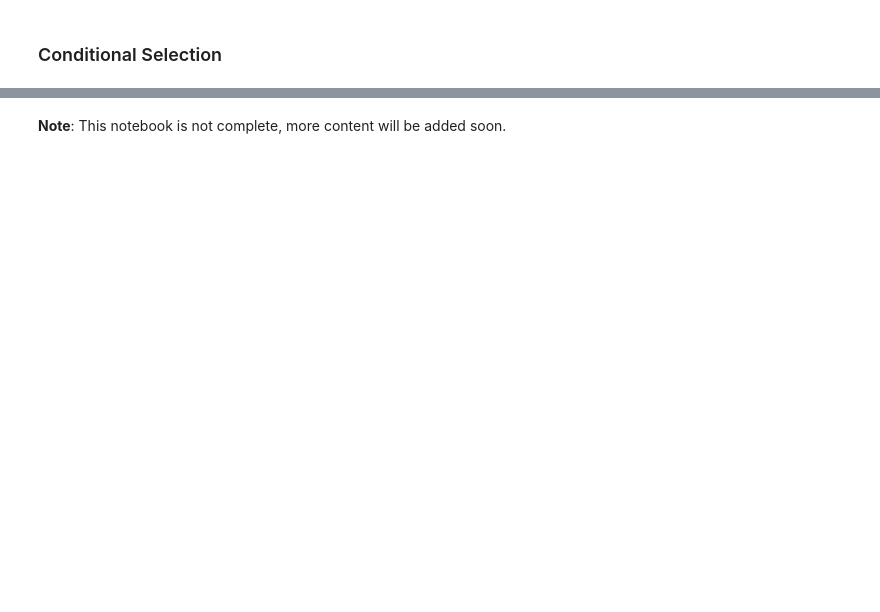
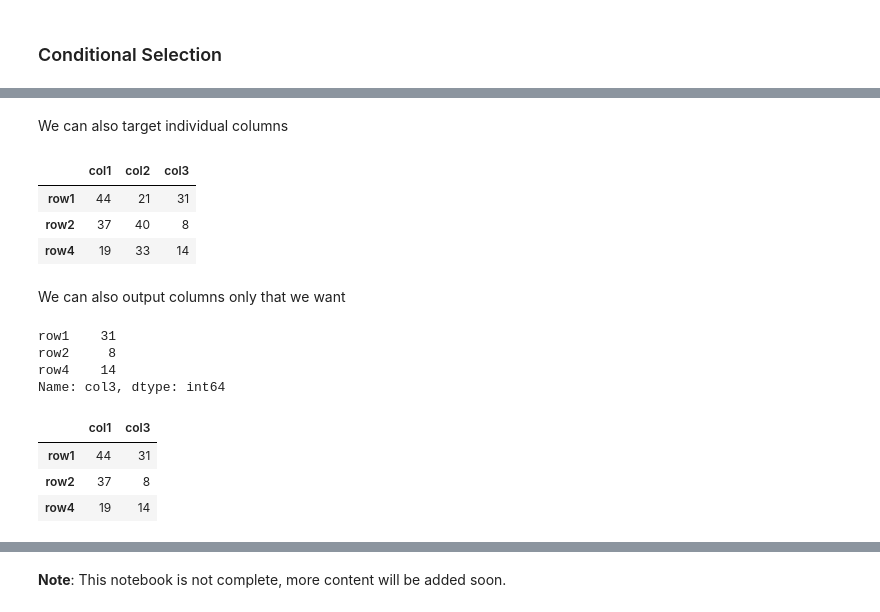
Before and after one commit to pranavj1001/LearnLanguages, a Jupyter notebook: python/DataAnalysis/pandas/Pandas.ipynb, the cells around one changed output, grey strips where cells are left out. Drawn from its saved outputs; the diff is of its cells as text; code cells hidden in the pictures; blank space fills up the shorter version.

```diff
--- a/python/DataAnalysis/pandas/Pandas.ipynb
+++ b/python/DataAnalysis/pandas/Pandas.ipynb
@@ -316,0 +343,25 @@ dataFrame.iloc[[0,1]]
+# %% [markdown]
+We can also target individual columns
+# %%
+dataFrame[dataFrame['col2'] > 10]
+# %% [output]
+|  | col1 | col2 | col3 |
+| row1 | 44 | 21 | 31 |
+| row2 | 37 | 40 | 8 |
+| row4 | 19 | 33 | 14 |
+# %% [markdown]
+We can also output columns only that we want
+# %%
+dataFrame[dataFrame['col2'] > 10]['col3']
+# %% [output]
+row1    31
+row2     8
+row4    14
+Name: col3, dtype: int64
+# %%
+dataFrame[dataFrame['col2'] > 10][['col1', 'col3']]
+# %% [output]
+|  | col1 | col3 |
+| row1 | 44 | 31 |
+| row2 | 37 | 8 |
+| row4 | 19 | 14 |
```
Also changed, not shown: parts of 25 cells of this notebook.
